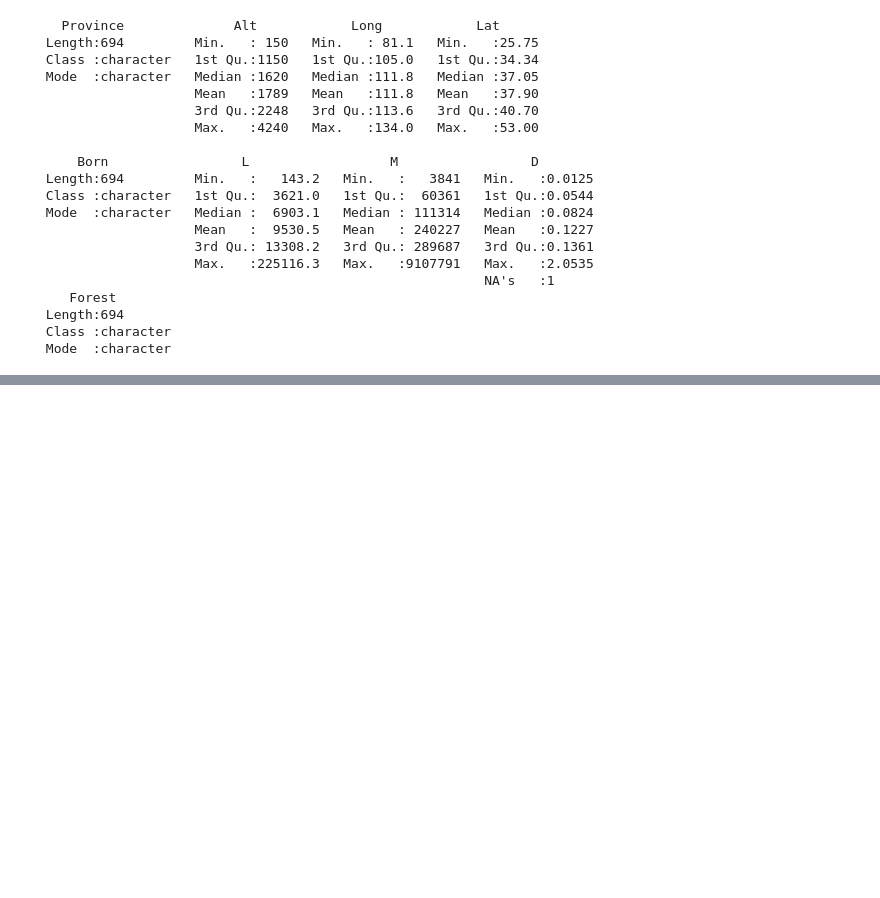
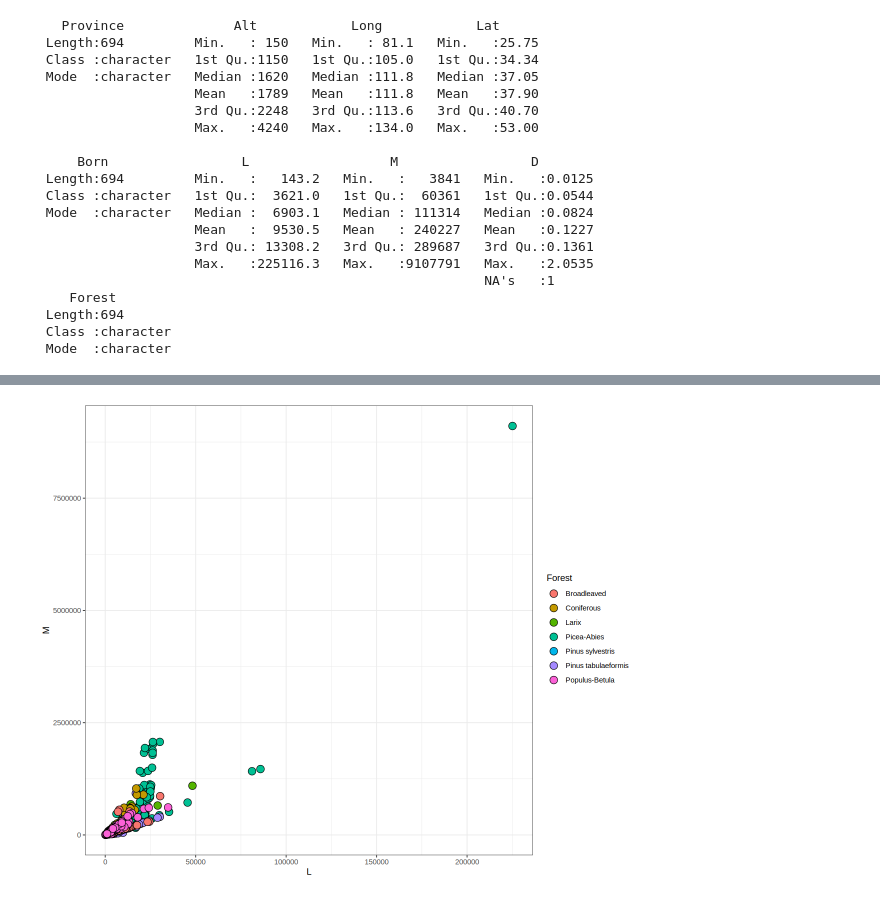
Before and after one commit to zepolrepus/DSAPA, a Jupyter notebook: AllometricRelationsPlants/inicio.ipynb, the cells around one changed output, grey strips where cells are left out. Drawn from its saved outputs; the diff is of its cells as text; code cells hidden in the pictures; blank space fills up the shorter version.

```diff
--- a/AllometricRelationsPlants/inicio.ipynb
+++ b/AllometricRelationsPlants/inicio.ipynb
@@ -121,0 +144,7 @@ A tibble: 6 × 9
+# %%
+options(repr.plot.width = 10, repr.plot.height = 8)
+ggplot(pd_data, aes(L, M)) +
+        geom_point(aes(fill = Forest), shape = 21, size = 4) +
+        theme_bw()
+# %% [output]
+[figure, added]
```
Also changed, not shown: parts of 5 cells of this notebook.
